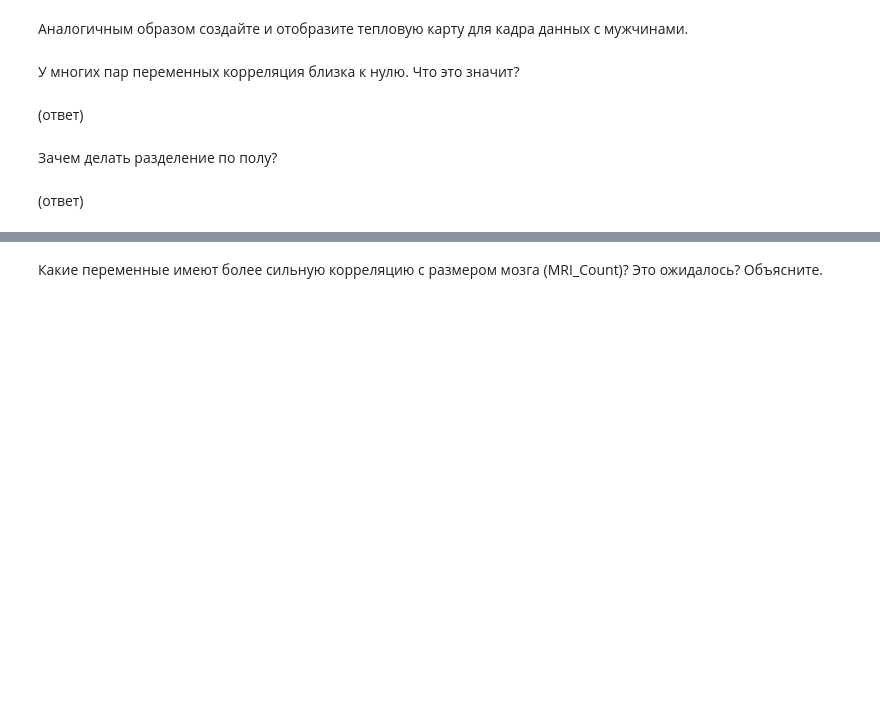
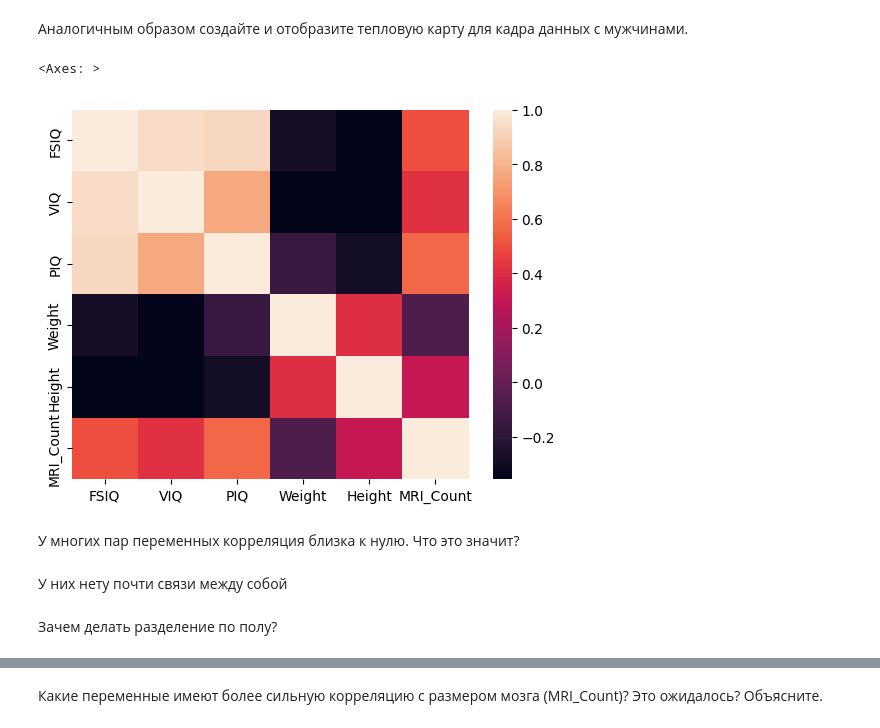
Before and after one commit to vimkill/lab2, a Jupyter notebook: correlation.ipynb, the cells around one changed output, grey strips where cells are left out. Saved outputs shown, nothing was run; the diff lists cells and outputs as text; code cells hidden in the pictures; blank space fills up the shorter version.

```diff
--- a/correlation.ipynb
+++ b/correlation.ipynb
@@ -226,14 +229,16 @@ sns.heatmap(wcorr)
 Аналогичным образом создайте и отобразите тепловую карту для кадра данных с мужчинами.
 # %%
 # Ячейка для кода № 14
-mcorr = ???
+mcorr = menDf.corr(numeric_only=True)
+sns.heatmap(mcorr)
 #
 #
+# %% [output]
+<Axes: >
+[figure, added]
 # %% [markdown]
 У многих пар переменных корреляция близка к нулю. Что это значит?
-# %% [markdown]
-(ответ)
+# %% [markdown]
+У них нету почти связи между собой
 # %% [markdown]
 Зачем делать разделение по полу?
-# %% [markdown]
-(ответ)
```
Also changed, not shown: parts of 5 cells of this notebook.
